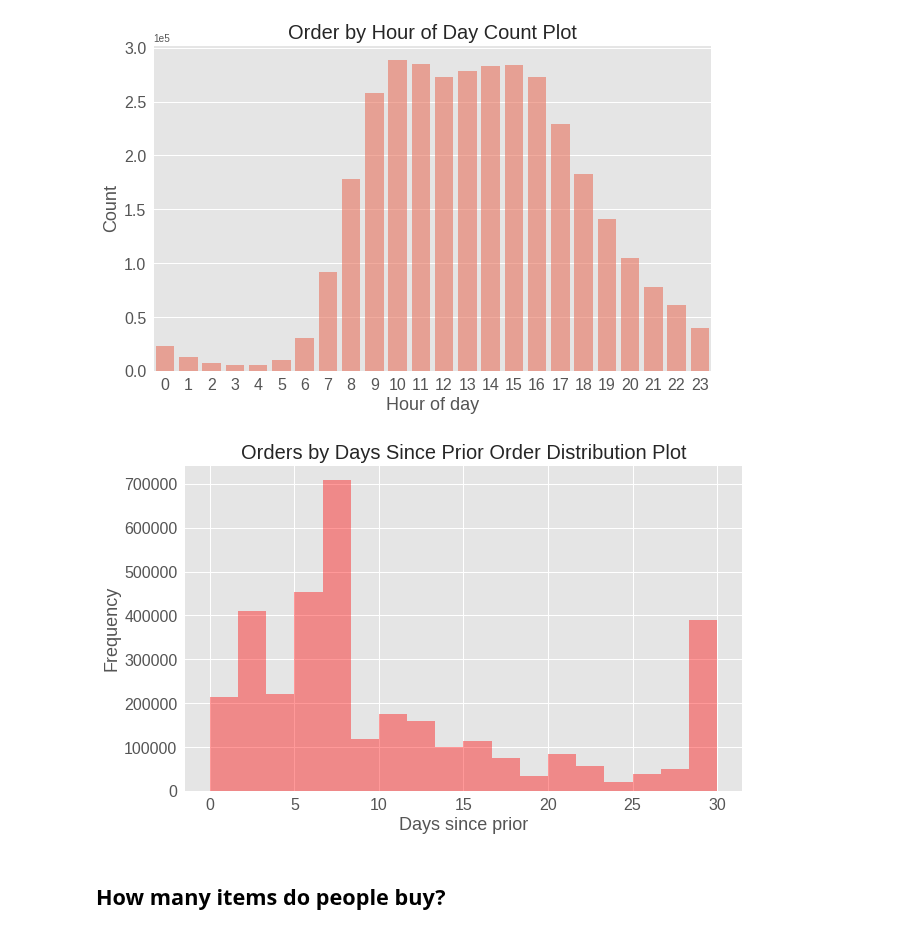
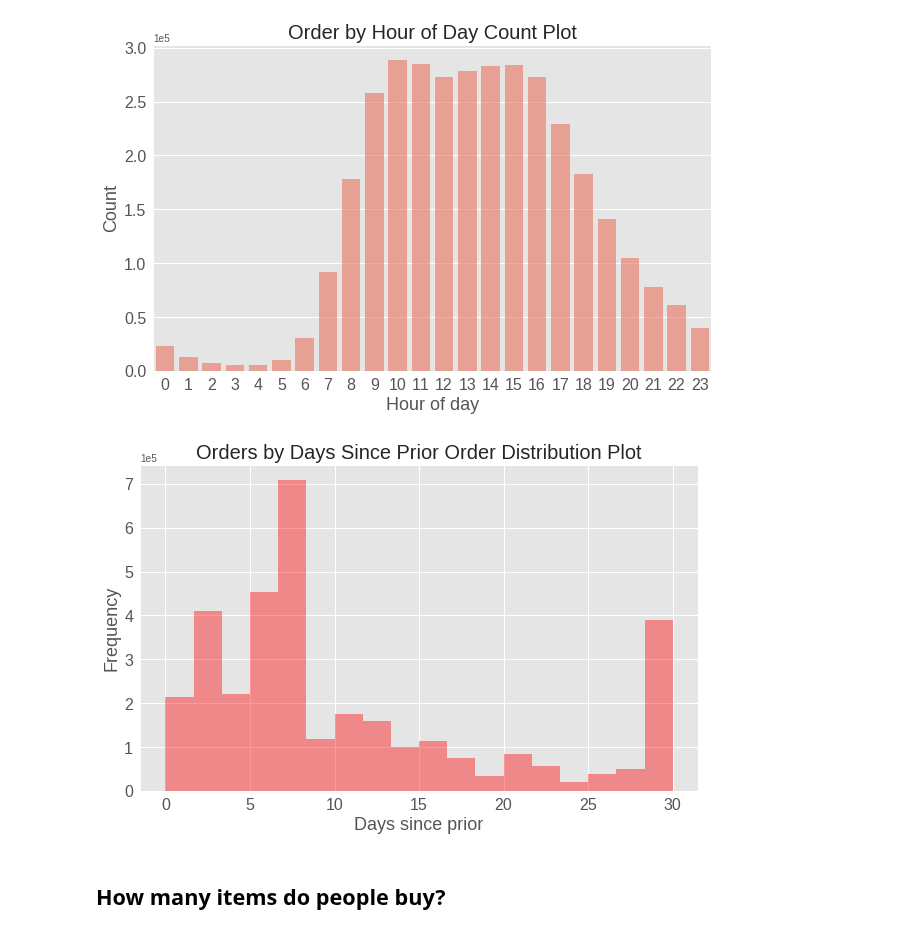
Before and after one commit to alekseisolovev/kaggle, a Jupyter notebook: instacart-market/instacart_market_basket_analysis_eda.ipynb, the cells around one changed output. Drawn from its saved outputs; the diff is of its cells as text; code cells hidden in the pictures.

```diff
--- a/instacart-market/instacart_market_basket_analysis_eda.ipynb
+++ b/instacart-market/instacart_market_basket_analysis_eda.ipynb
@@ -59,15 +59,16 @@ plt.show()
 # %%
 fig = plt.figure(figsize=(10,6))
 plt.tick_params(labelsize=16)
+plt.ticklabel_format(style='sci', scilimits=(0,0), axis='y')
 
 sns.distplot(orders.days_since_prior_order, bins=18, kde=False, color='red')
 
 plt.xlabel('Days since prior', fontsize=18)
 plt.ylabel('Frequency', fontsize=18)
 plt.title('Orders by Days Since Prior Order Distribution Plot', fontsize=20)
 plt.show()
 # %% [output]
-[figure, old version]
+[figure, new version]
 # %% [markdown]
 ## How many items do people buy?
 # %%
```
Also changed, not shown: parts of 3 cells of this notebook.
